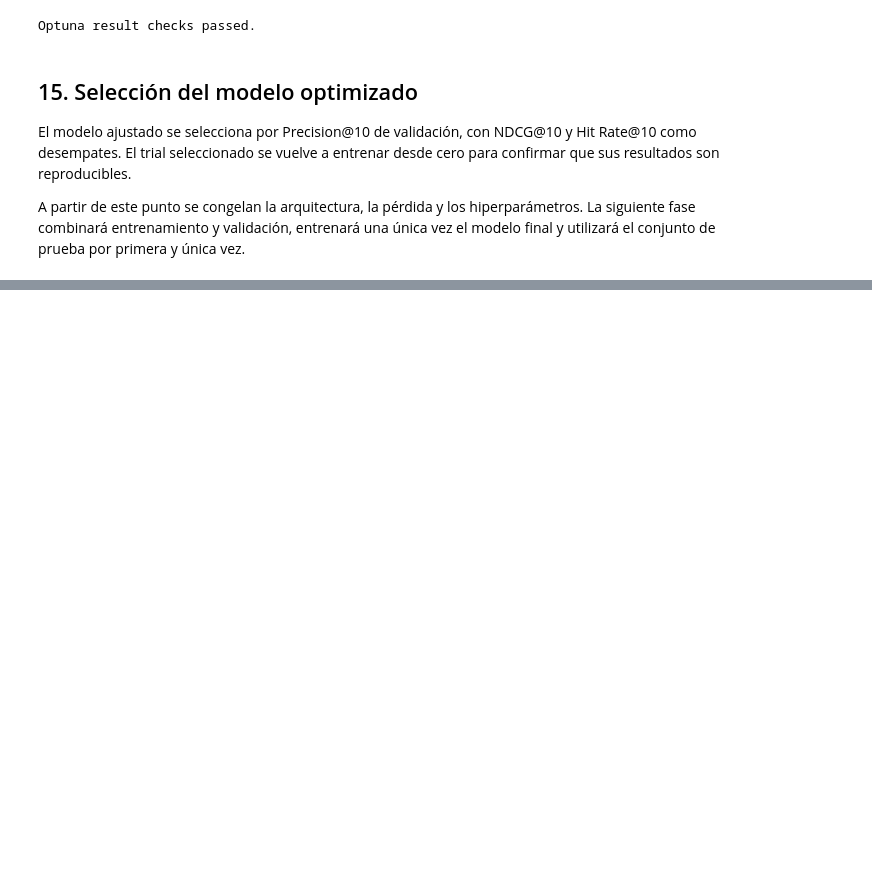
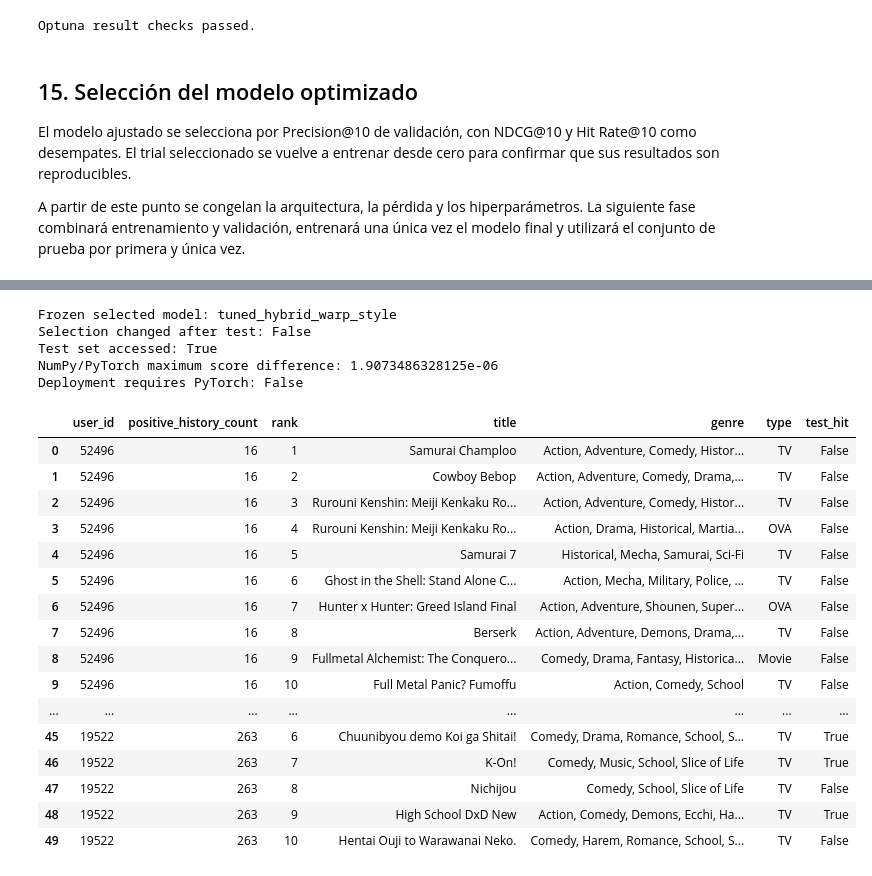
Before and after one commit to fedesaroka/analisis-predictivo-avanzado, a Jupyter notebook: notebooks/TP2_sistema_recomendacion_anime.ipynb, the cells around one changed output, grey strips where cells are left out. Cells and saved outputs as stored; diff of their text form; code cells hidden in the pictures; blank space fills up the shorter version.

```diff
--- a/notebooks/TP2_sistema_recomendacion_anime.ipynb
+++ b/notebooks/TP2_sistema_recomendacion_anime.ipynb
@@ -1554,0 +1746,73 @@ A partir de este punto se congelan la arquitectura, la pérdida y los hiperpará
+# %%
+print(
+    "Frozen selected model:",
+    final_run_summary[
+        "selected_model_before_test"
+    ],
+)
+
+print(
+    "Selection changed after test:",
+    final_run_summary[
+        "selection_changed_after_test"
+    ],
+)
+
+print(
+    "Test set accessed:",
+    final_run_summary[
+        "test_set_accessed"
+    ],
+)
+
+print(
+    "NumPy/PyTorch maximum score difference:",
+    final_run_summary[
+        "score_parity_max_abs_error"
+    ],
+)
+
+print(
+    "Deployment requires PyTorch:",
+    artifact_manifest[
+        "deployment_requires_pytorch"
+    ],
+)
+# %% [output]
+Frozen selected model: tuned_hybrid_warp_style
+Selection changed after test: False
+Test set accessed: True
+NumPy/PyTorch maximum score difference: 1.9073486328125e-06
+Deployment requires PyTorch: False
+# %%
+display(
+    final_examples[
+        [
+            "user_id",
+            "positive_history_count",
+            "rank",
+            "title",
+            "genre",
+            "type",
+            "test_hit",
+        ]
+    ]
+)
+# %% [output]
+|  | user_id | positive_history_count | rank | title | genre | type | test_hit |
+| 0 | 52496 | 16 | 1 | Samurai Champloo | Action, Adventure, Comedy, Histor... | TV | False |
+| 1 | 52496 | 16 | 2 | Cowboy Bebop | Action, Adventure, Comedy, Drama,... | TV | False |
+| 2 | 52496 | 16 | 3 | Rurouni Kenshin: Meiji Kenkaku Ro... | Action, Adventure, Comedy, Histor... | TV | False |
+| 3 | 52496 | 16 | 4 | Rurouni Kenshin: Meiji Kenkaku Ro... | Action, Drama, Historical, Martia... | OVA | False |
+| 4 | 52496 | 16 | 5 | Samurai 7 | Historical, Mecha, Samurai, Sci-Fi | TV | False |
+| 5 | 52496 | 16 | 6 | Ghost in the Shell: Stand Alone C... | Action, Mecha, Military, Police, ... | TV | False |
+| 6 | 52496 | 16 | 7 | Hunter x Hunter: Greed Island Final | Action, Adventure, Shounen, Super... | OVA | False |
+| 7 | 52496 | 16 | 8 | Berserk | Action, Adventure, Demons, Drama,... | TV | False |
+| 8 | 52496 | 16 | 9 | Fullmetal Alchemist: The Conquero... | Comedy, Drama, Fantasy, Historica... | Movie | False |
+| 9 | 52496 | 16 | 10 | Full Metal Panic? Fumoffu | Action, Comedy, School | TV | False |
+| ... | ... | ... | ... | ... | ... | ... | ... |
+| 45 | 19522 | 263 | 6 | Chuunibyou demo Koi ga Shitai! | Comedy, Drama, Romance, School, S... | TV | True |
+| 46 | 19522 | 263 | 7 | K-On! | Comedy, Music, School, Slice of Life | TV | True |
+| 47 | 19522 | 263 | 8 | Nichijou | Comedy, School, Slice of Life | TV | False |
+| 48 | 19522 | 263 | 9 | High School DxD New | Action, Comedy, Demons, Ecchi, Ha... | TV | True |
+| 49 | 19522 | 263 | 10 | Hentai Ouji to Warawanai Neko. | Comedy, Harem, Romance, School, S... | TV | False |
```
Also changed, not shown: parts of 9 cells of this notebook, 23 other files.
